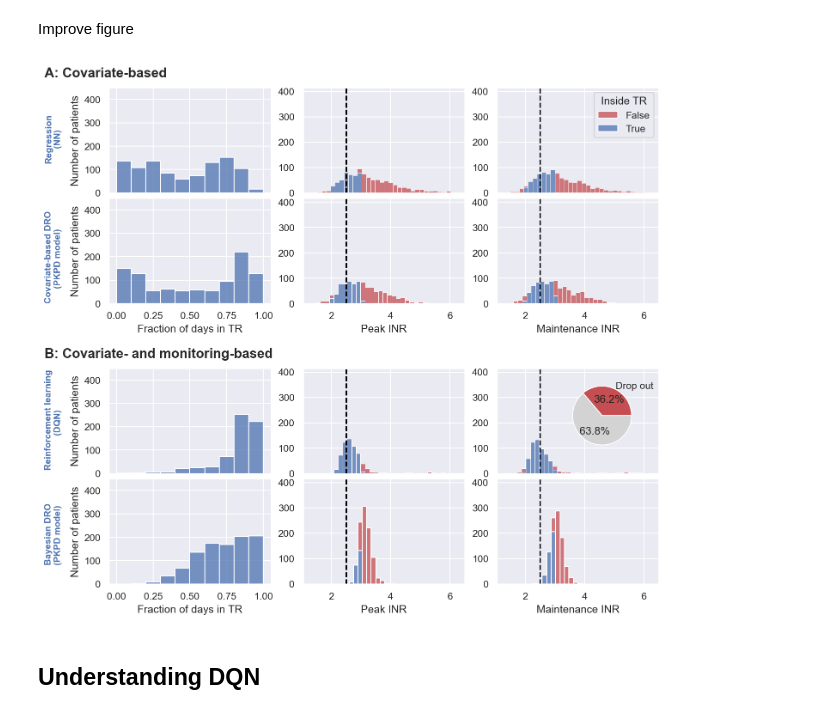
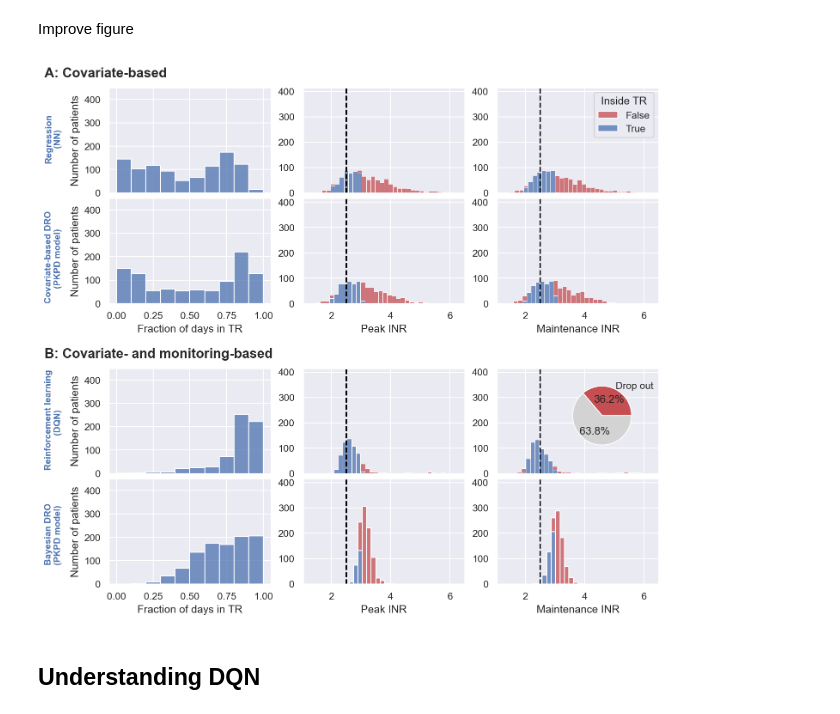
Before and after one commit to DavAug/mipd-warfarin, a Jupyter notebook: results/1_systems_pharmacology_model/results.ipynb, the cells around one changed output. Cells and saved outputs as stored; diff of their text form; code cells hidden in the pictures.

Commit message:
regression results

```diff
--- a/results/1_systems_pharmacology_model/results.ipynb
+++ b/results/1_systems_pharmacology_model/results.ipynb
@@ -117,8 +117,8 @@ for idx, _id in enumerate(ids):
 # Load dosing strategy
 directory = os.path.dirname(os.getcwd())
 df_doses = pd.read_csv(
-    directory + '/3_linear_regression_model'
-    '/mipd_trial_predicted_dosing_regimens.csv')
+    directory + '/3_regression_model'
+    '/mipd_trial_predicted_dosing_regimens_deep_regression.csv')
 
 # Convert dosing strategy to dosing regimens
 # The induction doses are fixed to 10, 5 on days 1 and 2
@@ -1215,35 +1215,36 @@ axes[10].set_ylim([0, 415])
 axes[11].set_xlabel('Maintenance INR')
 axes[11].set_xlim([1.05, 6.5])
 axes[11].set_ylim([0, 415])
 axes[11].set_ylabel('')
 
 axes[0].text(
-    -0.4, 1.1, string.ascii_uppercase[0] + ': Covariate-based', transform=axes[0].transAxes,
+    -0.4, 1.1, string.ascii_uppercase[0] + ': Covariate-based',
+    transform=axes[0].transAxes,
     size=15, weight='bold')
 axes[0].text(
     -0.4, 0.3, 'Regression\n      (NN)', transform=axes[0].transAxes,
     size=10, weight='bold', color=sns.color_palette()[0], rotation=90)
 axes[3].text(
     -0.4, 0.02, 'Covariate-based DRO\n      (PKPD model)', transform=axes[3].transAxes,
     size=10, weight='bold', color=sns.color_palette()[0], rotation=90)
 axes[6].text(
     -0.4, 1.1, string.ascii_uppercase[1] + ': Covariate- and monitoring-based', transform=axes[6].transAxes,
     size=15, weight='bold')
 axes[6].text(
     -0.4, 0.05, 'Reinforcement learning\n              (DQN)', transform=axes[6].transAxes,
     size=10, weight='bold', color=sns.color_palette()[0], rotation=90)
 axes[9].text(
     -0.4, 0.2, 'Bayesian DRO\n(PKPD model)', transform=axes[9].transAxes,
     size=10, weight='bold', color=sns.color_palette()[0], rotation=90)
 
 plt.savefig('11_mipd_trial_results.pdf',
     bbox_inches='tight')
 plt.savefig('11_mipd_trial_results.tif',
     bbox_inches='tight')
 
 plt.show()
 # %% [output]
-[figure, old version]
+[figure, new version]
 # %% [markdown]
 ## Understanding DQN
 # %%
```
Also changed, not shown: parts of 3 cells of this notebook, 20 other files.
